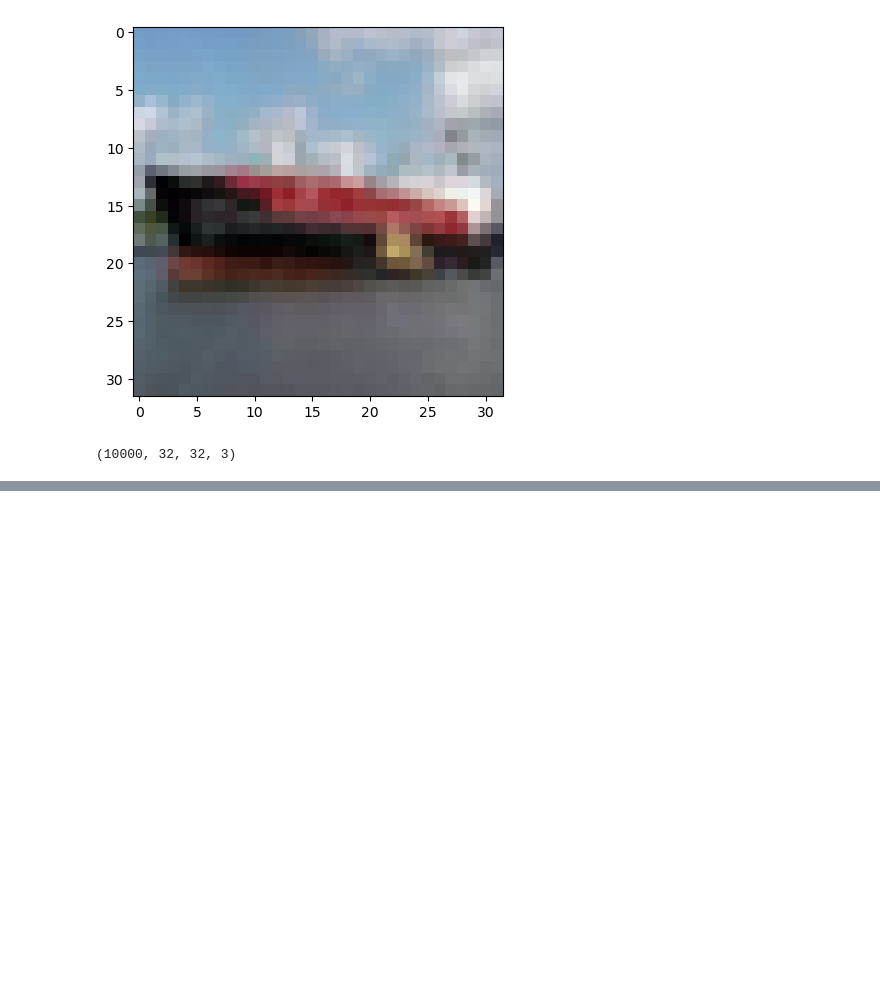
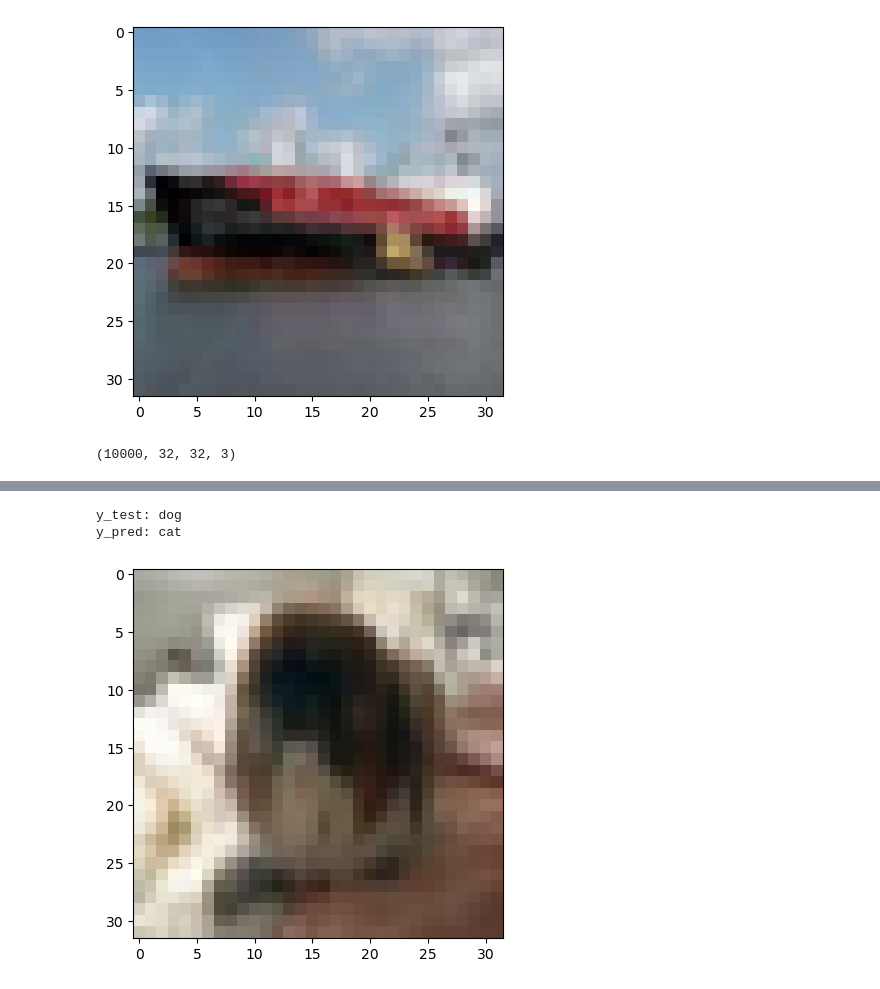
Before and after one commit to AmdPathirana/ML_PROJECTS, a Jupyter notebook: CNN/try4.ipynb, the cells around one changed output, grey strips where cells are left out. Drawn from its saved outputs; the diff is of its cells as text; code cells hidden in the pictures; blank space fills up the shorter version.

```diff
--- a/CNN/try4.ipynb
+++ b/CNN/try4.ipynb
@@ -135,0 +183,9 @@ Detected at node 'sparse_categorical_crossentropy/SparseSoftmaxCrossEntropyWithL
+# %%
+N=200
+plt.imshow(x_test[N])
+print("y_test: {}".format(get_name(y_test[N])))
+print("y_pred: {}".format(get_name(predicted_val[N])))
+# %% [output]
+y_test: dog
+y_pred: cat
+[figure, added]
```
Also changed, not shown: parts of 14 cells of this notebook, 1 other file.
